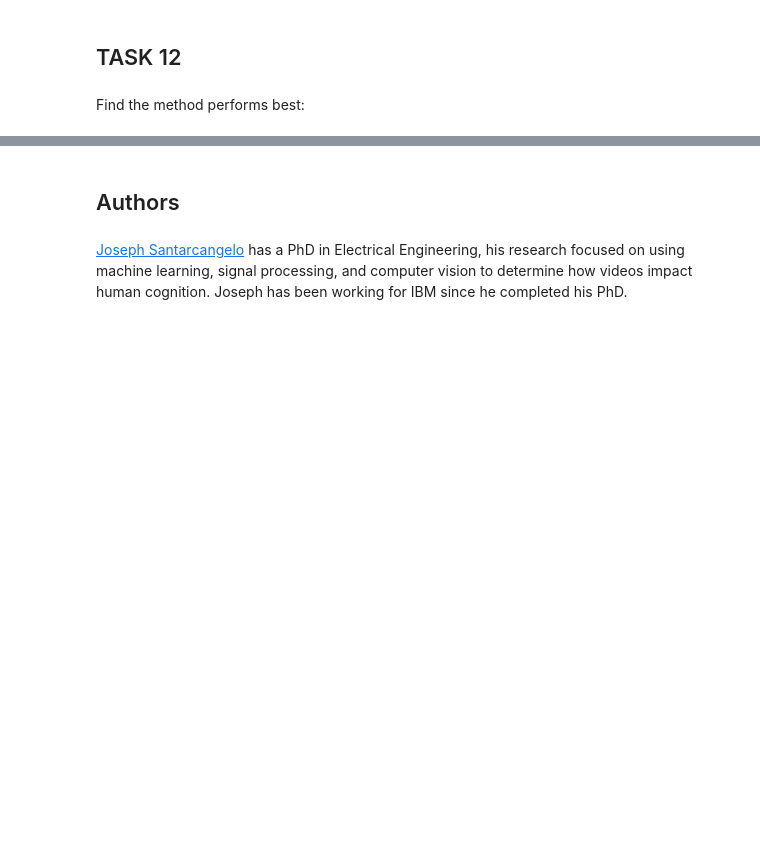
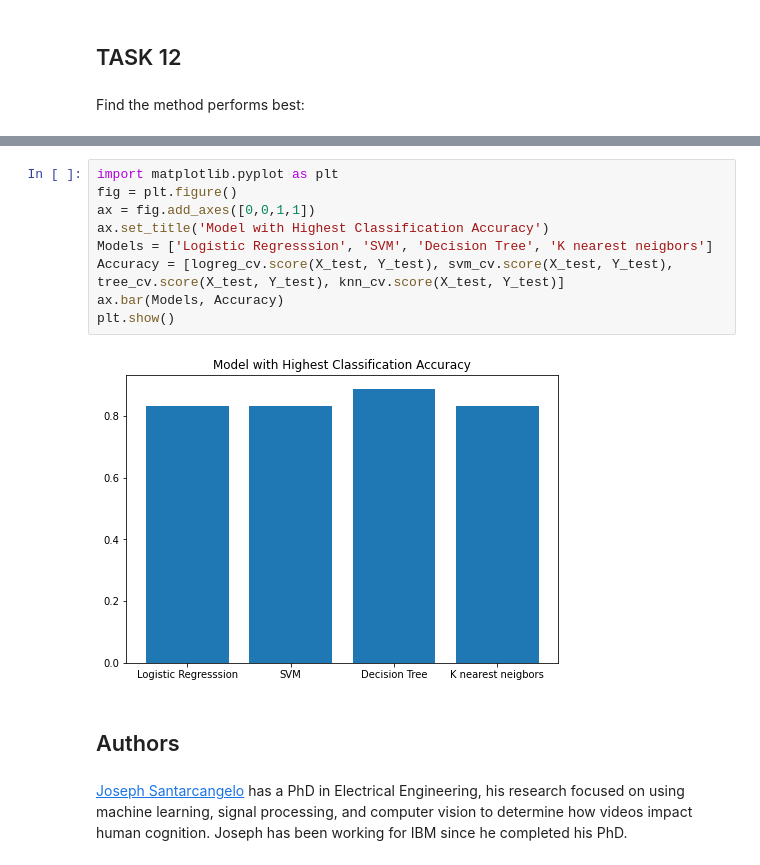
Before and after one commit to robinbramdata/IBM-Data-Science-Professional-Certificate, a Jupyter notebook: Machine Learning Prediction lab.ipynb, the cells around one changed output, grey strips where cells are left out. Drawn from its saved outputs; the diff is of its cells as text; blank space fills up the shorter version.

```diff
--- a/Machine Learning Prediction lab.ipynb
+++ b/Machine Learning Prediction lab.ipynb
@@ -353,4 +353,15 @@ Accuracy for Decision tree method: 0.8333333333333334
 Accuracy for K nearsdt neighbors method: 0.8333333333333334
+# %%
+import matplotlib.pyplot as plt
+fig = plt.figure()
+ax = fig.add_axes([0,0,1,1])
+ax.set_title('Model with Highest Classification Accuracy')
+Models = ['Logistic Regresssion', 'SVM', 'Decision Tree', 'K nearest neigbors']
+Accuracy = [logreg_cv.score(X_test, Y_test), svm_cv.score(X_test, Y_test), tree_cv.score(X_test, Y_test), knn_cv.score(X_test, Y_test)]
+ax.bar(Models, Accuracy)
+plt.show()
+# %% [output]
+[figure, added]
 # %% [markdown]
 ## Authors
 # %% [markdown]
```
Also changed, not shown: parts of 3 cells of this notebook.
